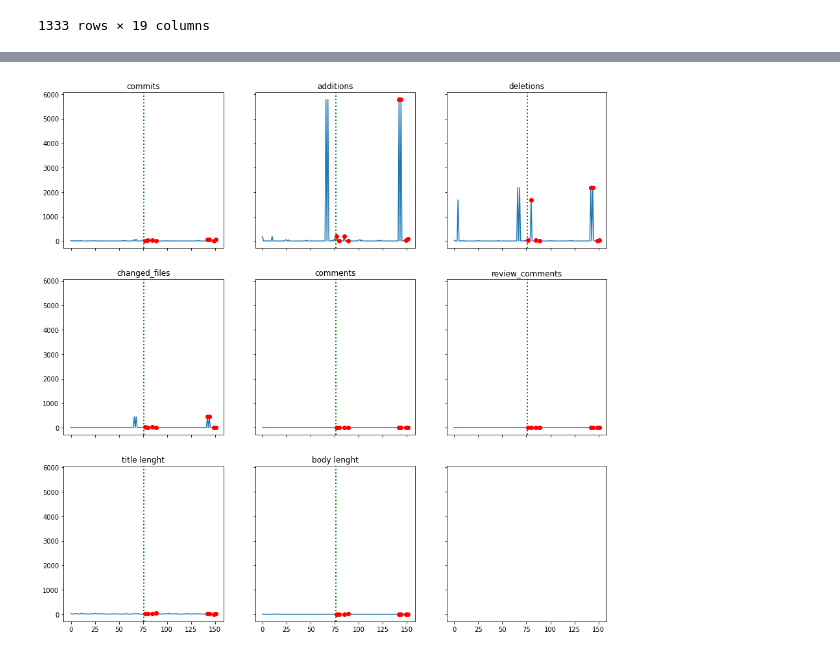
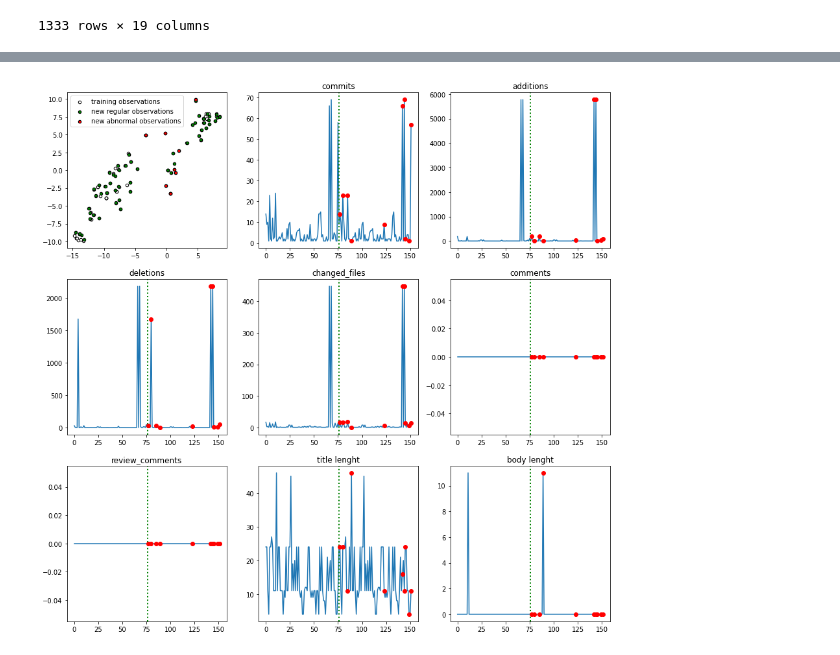
Before and after one commit to fzanart/Socialz, a Jupyter notebook: anomaly_detection.ipynb, the cells around one changed output, grey strips where cells are left out. Drawn from its saved outputs; the diff is of its cells as text; code cells hidden in the pictures.

```diff
--- a/anomaly_detection.ipynb
+++ b/anomaly_detection.ipynb
@@ -229,15 +67,0 @@ data
-# %%
-markers_on = data[(data['Data'] == 0) & (data['Anomaly'] == -1)].index.to_list()
-train_mark = len(data[data['Data'] == 1])
-
-f,axs = plt.subplots(3,3,sharex=True, sharey=True,figsize=(15,15))
-
-for column, ax in zip(columns, axs.ravel()):
-  ax.plot(data[column])
-  ax.axvline(x=train_mark, color='green', ls=':', lw=2)
-  ax.plot(data[column], 'ro', markevery=markers_on)
-  ax.title.set_text(column)
-
-plt.show()
-# %% [output]
-[figure, removed]
@@ -243,0 +100,33 @@ plt.show()
+# %%
+# plt.legend([a, b, c],["training observations", "new regular observations", "new abnormal observations"],loc="upper left")
+# subplot(nrows, ncols, index, **kwargs)
+
+def plot_data(data):
+
+  fig,axs = plt.subplots(3,3,sharex=False, sharey=False,figsize=(15,15))
+
+  indices_a = data[data['merged'] == True].index                                # Select training observations
+  indices_b = data[(data['merged'] == False) & (data['Anomaly'] == 1)].index    # Select new regular observations
+  indices_c = data[(data['merged'] == False) & (data['Anomaly'] == -1)].index   # Select new abnormal observations
+  a = axs.ravel()[0].scatter(data['X'].loc[indices_a], data['y'].loc[indices_a] , c="white", s=20, edgecolor="k")
+  b = axs.ravel()[0].scatter(data['X'].loc[indices_b], data['y'].loc[indices_b] , c="green", s=20, edgecolor="k")
+  c = axs.ravel()[0].scatter(data['X'].loc[indices_c], data['y'].loc[indices_c] , c="red", s=20, edgecolor="k")
+  axs.ravel()[0].legend([a, b, c],["training observations", "new regular observations", "new abnormal observations"],loc="best")
+
+  for column, ax in zip(columns[1:], axs.ravel()[1:]):
+
+    markers_on = data[(data['merged'] == False) & (data['Anomaly'] == -1)].index.to_list()
+    train_mark = len(data[data['merged'] == True])
+
+    ax.plot(data[column])
+    ax.axvline(x=train_mark, color='green', ls=':', lw=2)
+    ax.plot(data[column], 'ro', markevery=markers_on)
+    ax.title.set_text(column)
+
+  out = plt.show()
+
+  return out
+# %%
+plot_data(outlier_detection(df, 'ralphnuessecpwr'))
+# %% [output]
+[figure, added]
```
Also changed, not shown: parts of 16 cells of this notebook.
